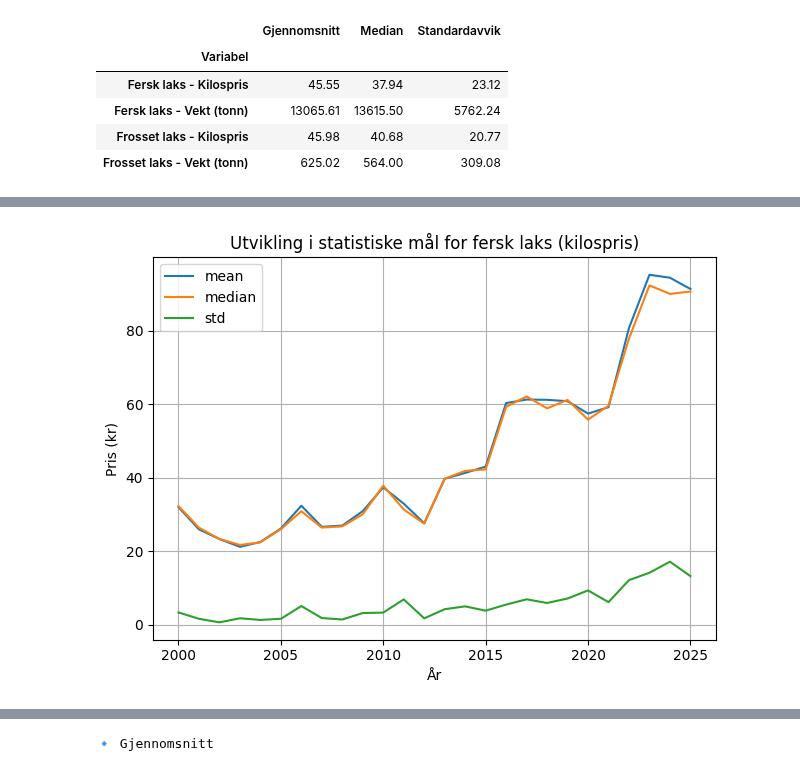
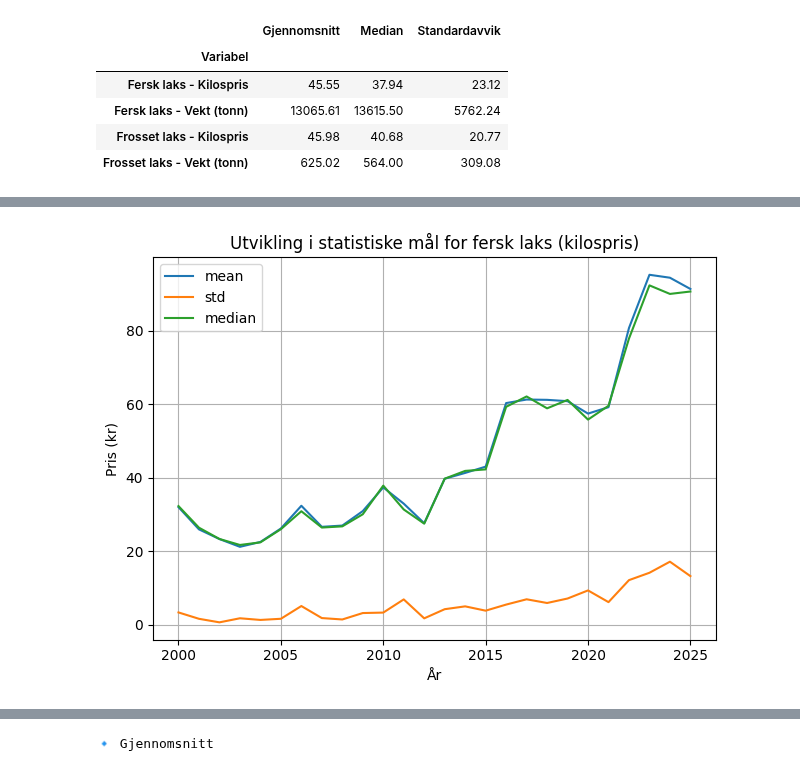
Before and after one commit to selmabn628/prosjekt-programmering, a Jupyter notebook: notebooks/Oppgave 4/Statistisk_dataanalyse_.ipynb, the cells around one changed output, grey strips where cells are left out. Drawn from its saved outputs; the diff is of its cells as text; code cells hidden in the pictures.

```diff
--- a/notebooks/Oppgave 4/Statistisk_dataanalyse_.ipynb
+++ b/notebooks/Oppgave 4/Statistisk_dataanalyse_.ipynb
@@ -183,12 +183,12 @@ Passing `palette` without assigning `hue` is deprecated and will be removed in v
 # %%
 import matplotlib.pyplot as plt
 
-df_plot = df_pivot.groupby("År")["Fersk laks - Kilospris"].agg(["mean", "median", "std"])
+df_plot = df_pivot.groupby("År")["Fersk laks - Kilospris"].agg(["mean", "std", "median"])
 df_plot.plot(title="Utvikling i statistiske mål for fersk laks (kilospris)")
 plt.ylabel("Pris (kr)")
 plt.xlabel("År")
 plt.grid(True)
 plt.tight_layout()
 plt.show()
 # %% [output]
-[figure, old version]
+[figure, new version]
```
Also changed, not shown: parts of 6 cells of this notebook.
